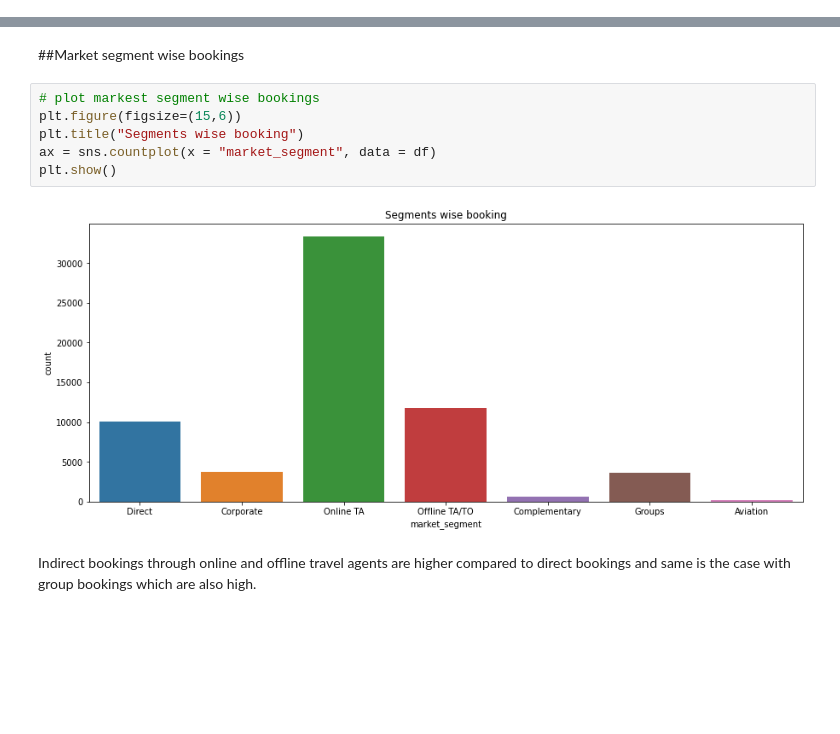
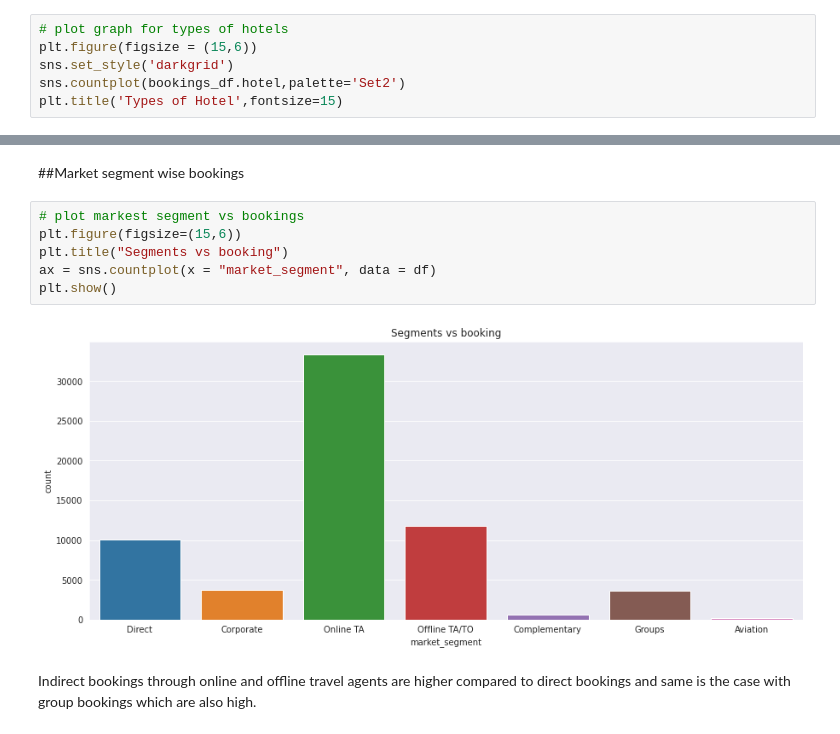
Before and after one commit to varsha-rani-15/Exploratory-Data-Analysis-Capstone, a Jupyter notebook: Hotel_Booking_Analysis_Capstone_Project.ipynb, the cells around one changed output, grey strips where cells are left out. Cells and saved outputs as stored; diff of their text form; blank space fills up the shorter version.

```diff
--- a/Hotel_Booking_Analysis_Capstone_Project.ipynb
+++ b/Hotel_Booking_Analysis_Capstone_Project.ipynb
@@ -245,3 +249,9 @@ sns.heatmap(correlation, annot = True, cmap = 'icefire')
 bookings_df['hotel'].unique()
 # %% [output]
 array(['Resort Hotel', 'City Hotel'], dtype=object)
+# %%
+# plot graph for types of hotels
+plt.figure(figsize = (15,6))
+sns.set_style('darkgrid')
+sns.countplot(bookings_df.hotel,palette='Set2')
+plt.title('Types of Hotel',fontsize=15)
@@ -334,13 +344,13 @@ In case of city hotel, months with high bookings (May, June, September, October)
 # %% [markdown]
 ##Market segment wise bookings
 # %%
-# plot markest segment wise bookings
+# plot markest segment vs bookings
 plt.figure(figsize=(15,6))
-plt.title("Segments wise booking")
+plt.title("Segments vs booking")
 ax = sns.countplot(x = "market_segment", data = df)
 plt.show()
 # %% [output]
-[figure, old version]
+[figure, new version]
 # %% [markdown]
 Indirect bookings through online and offline travel agents are higher compared to direct bookings and same is the case with group bookings which are also high.
 # %% [markdown]
```
Also changed, not shown: parts of 18 cells of this notebook.
